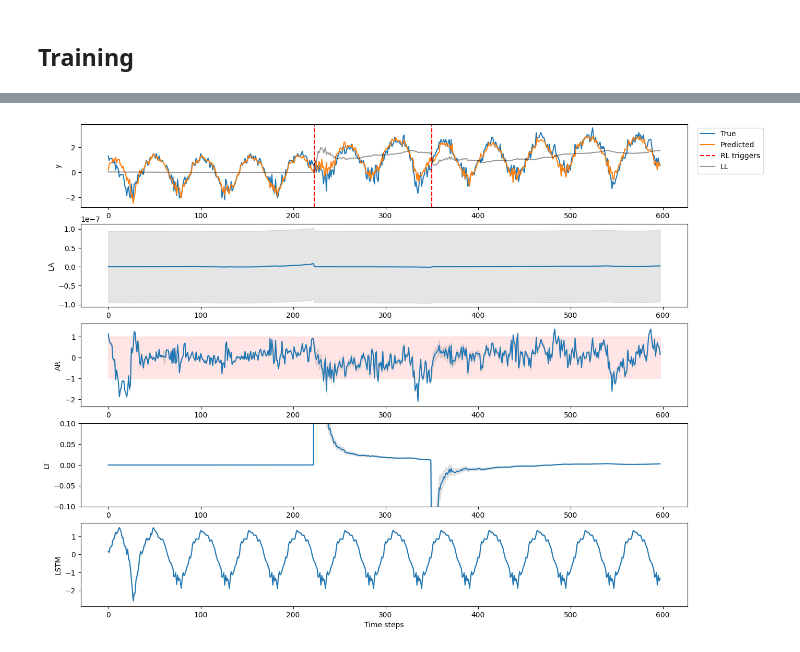
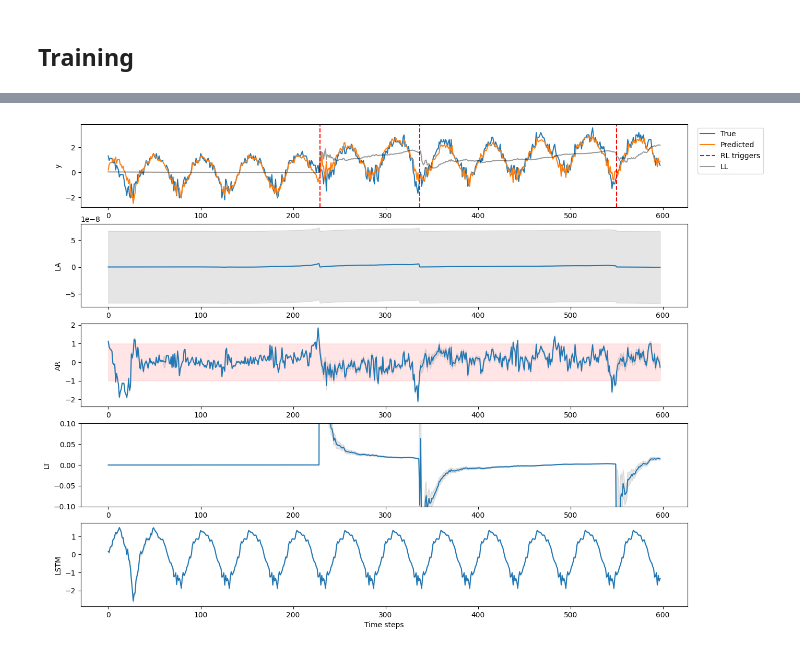
Before and after one commit to van-dai-vuong/cuTAGI, a Jupyter notebook: examples/tsad_test_lstm_realTS4.ipynb, the cells around one changed output, grey strips where cells are left out. Saved outputs shown, nothing was run; the diff lists cells and outputs as text; code cells hidden in the pictures.

Commit message:
hqts5_works, env.step kept the acceleration covariance

```diff
--- a/examples/tsad_test_lstm_realTS4.ipynb
+++ b/examples/tsad_test_lstm_realTS4.ipynb
@@ -45,7 +45,7 @@ net.set_threads(8)
 net.load(filename='./saved_param/HQ_hybrid_LSTM/lstm_hqts4_hybrid_stdv03.pth')
 
 # # State-space models: for baseline hidden states
-phi_AA = 0.9995
+phi_AA = 0.999
 # Sigma_AR = 0.3
 # phi_AR = 0.296859199126937
 # Sigma_AR = 0.1
@@ -104,7 +104,7 @@ for t in count():
     action = 0
     # if t == 1500:
     #     action = 1
-    state, reward, terminated, _, info = env.step(action)
+    state, reward, terminated, _, info = env.step(action, interv_LT_scale = 10)
 
     if terminated:
         break
@@ -216,7 +216,7 @@ for t in count():
     action = 0
     # if t == 350:
     #     action = 1
-    _, _, terminated, _, info = env.step(action)
+    _, _, terminated, _, info = env.step(action, interv_LT_scale = 10)
 
     if terminated:
         break
@@ -314,8 +314,8 @@ step_look_back = 64
 data_file_path = "data/HQ/syn_dataset_hqts4_lstm_unstandardized_model1_200episodes_stdv03.csv"
 date_time_file_path = "data/HQ/syn_dataset_hqts4_lstm_datetime.csv"
 ts_model = hybrid
-abnormal_ts_percentage = 0.5
-anomaly_range = [-0.003, 0.003]
+abnormal_ts_percentage = 0.7
+anomaly_range = [-0.004, 0.004]
 plot_samples = True
 time_covariates = ['week_of_year']
 
@@ -392,7 +392,7 @@ for t in count():
     action = agent.select_action(state, greedy=True)
     action = action.item()
 
-    state, reward, terminated, truncated, info = env.step(action)
+    state, reward, terminated, truncated, info = env.step(action, interv_LT_scale = 10)
 
     if action == 1:
         intervention_index.append(t + step_look_back + 1)
@@ -430,34 +430,34 @@ ax0.plot(timesteps, mu_hidden_states_one_episode[:,0], color = 'k',alpha=0.4, la
 #                     mu_hidden_states_one_episode[:,0] + np.sqrt(var_hidden_states_one_episode[:,0,0]), color='gray', alpha=0.2)
 ax0.set_ylabel('y')
 handles, labels = ax0.get_legend_handles_labels()
 ax0.legend(handles, labels, loc='upper center', bbox_to_anchor=(1.07,1))
 
 
 ax1.plot(timesteps, mu_hidden_states_one_episode[:,2], label='LA')
 ax1.fill_between(timesteps, mu_hidden_states_one_episode[:,2] - np.sqrt(var_hidden_states_one_episode[:,2,2]),\
                     mu_hidden_states_one_episode[:,2] + np.sqrt(var_hidden_states_one_episode[:,2,2]), color='gray', alpha=0.2)
 ax1.set_ylabel('LA')
 
 ax2.fill_between(timesteps, np.zeros_like(timesteps)-3*np.sqrt(AR_var_stationary), np.zeros_like(timesteps)+3*np.sqrt(AR_var_stationary), color='red', alpha=0.1)
 ax2.plot(timesteps, mu_hidden_states_one_episode[:,-2], label='AR')
 ax2.fill_between(timesteps, mu_hidden_states_one_episode[:,-2] - np.sqrt(var_hidden_states_one_episode[:,-2,-2]),\
                     mu_hidden_states_one_episode[:,-2] + np.sqrt(var_hidden_states_one_episode[:,-2,-2]), color='gray', alpha=0.2)
 ax2.set_ylabel('AR')
 
 ax3.plot(timesteps, mu_hidden_states_one_episode[:,1], label='LT')
 ax3.fill_between(timesteps, mu_hidden_states_one_episode[:,1] - np.sqrt(var_hidden_states_one_episode[:,1,1]),\
                     mu_hidden_states_one_episode[:,1] + np.sqrt(var_hidden_states_one_episode[:,1,1]), color='gray', alpha=0.2)
 ax3.set_ylabel('LT')
 ax3.set_ylim(-0.1,0.1)
 
 ax4.plot(timesteps, mu_hidden_states_one_episode[:,-1], label='LSTM')
 ax4.fill_between(timesteps, mu_hidden_states_one_episode[:,-1] - np.sqrt(var_hidden_states_one_episode[:,-1,-1]),\
                     mu_hidden_states_one_episode[:,-1] + np.sqrt(var_hidden_states_one_episode[:,-1,-1]), color='gray', alpha=0.2)
 ax4.set_ylabel('LSTM')
 ax4.set_xlabel('Time steps')
 plt.show()
 # %% [output]
-[figure, old version]
+[figure, new version]
 # %%
 plt.rcdefaults()
 
```
Also changed, not shown: parts of 4 cells of this notebook, 10 other files.
